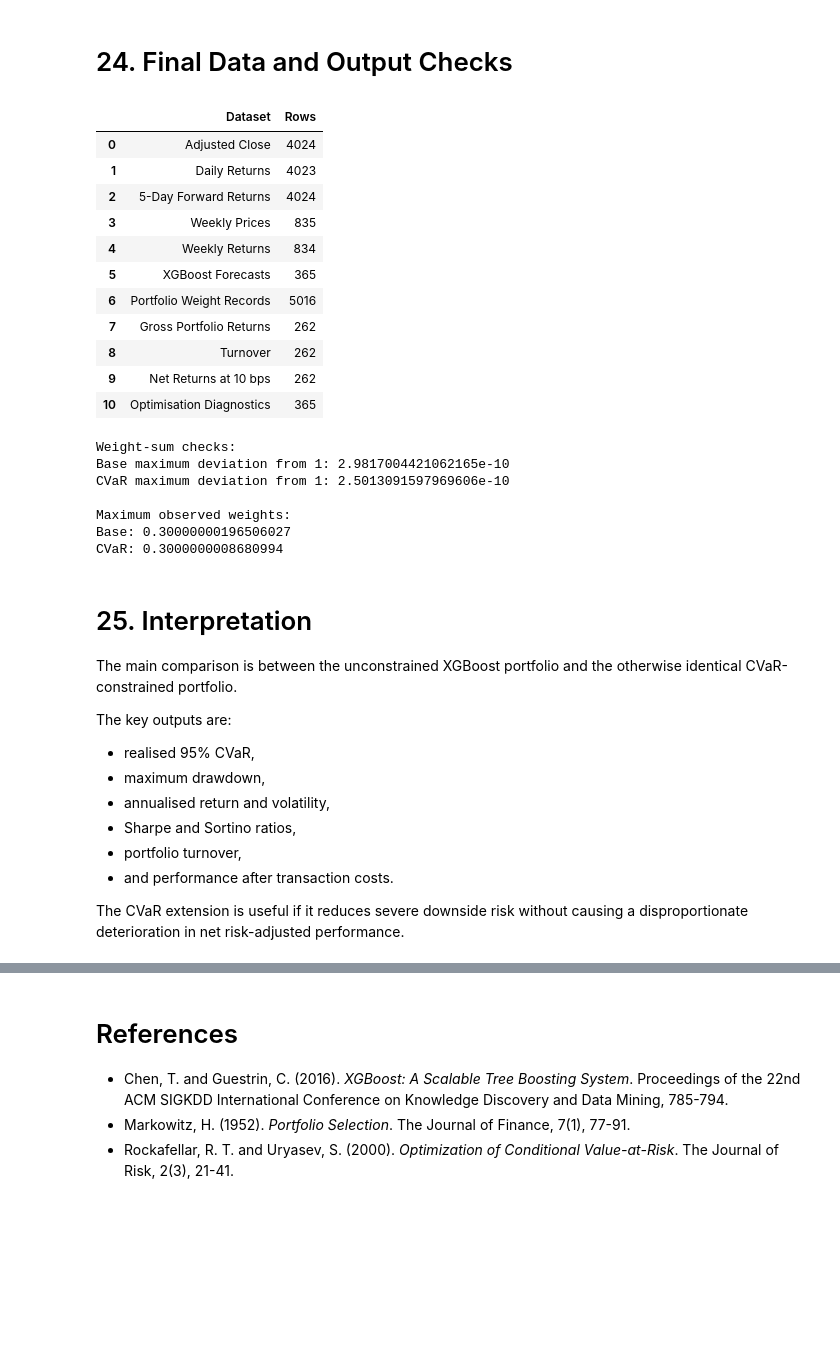
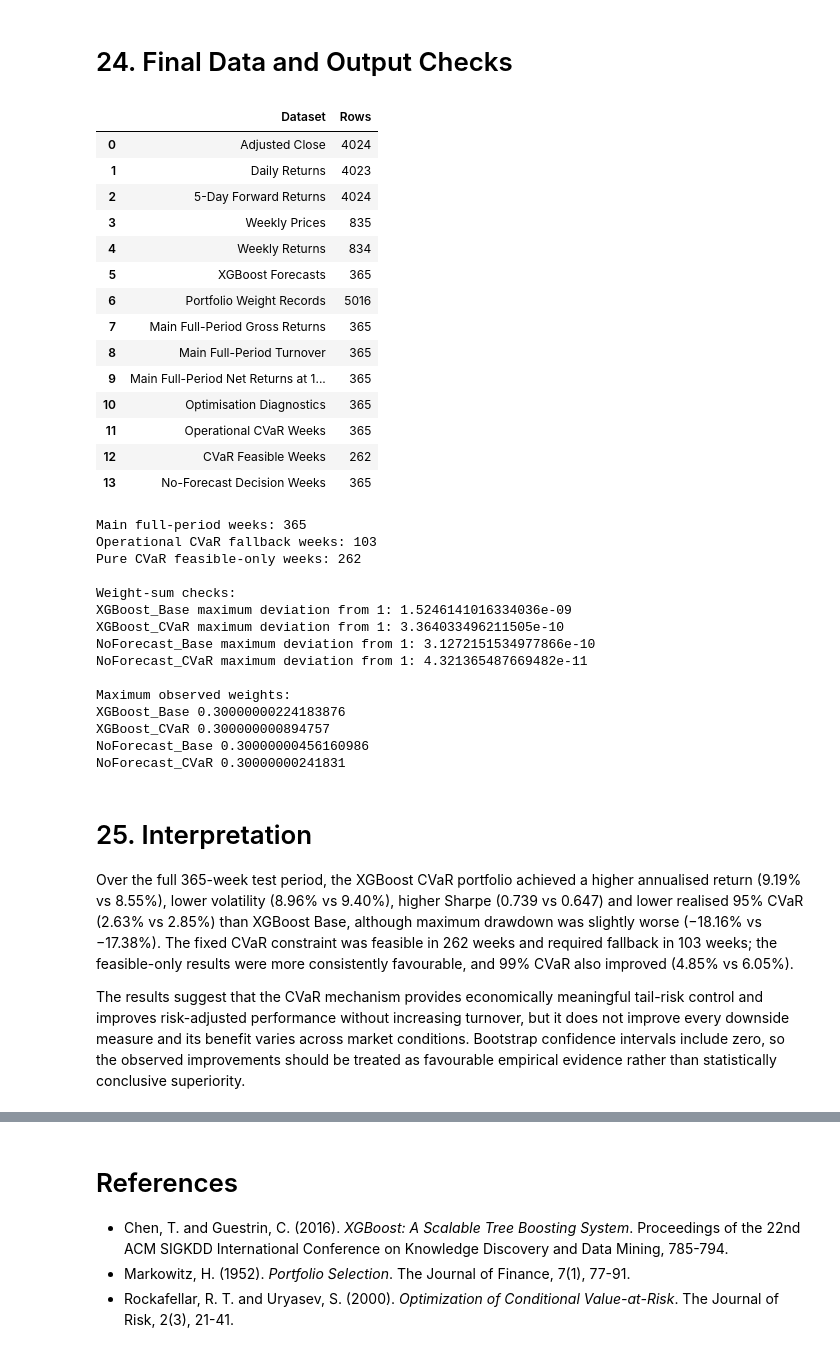
Before and after one commit to VDS2k22/cvar-aware-portfolio-allocation, a Jupyter notebook: notebooks/MScFE_690_CVaR_Transaction_Costs.ipynb, the cells around one changed output, grey strips where cells are left out. Cells and saved outputs as stored; diff of their text form; code cells hidden in the pictures; blank space fills up the shorter version.

```diff
--- a/notebooks/MScFE_690_CVaR_Transaction_Costs.ipynb
+++ b/notebooks/MScFE_690_CVaR_Transaction_Costs.ipynb
@@ -1180,11 +1411,11 @@ def calculate_turnover(weight_matrix, initial_weights):
     return turnover
 
 
-turnover = pd.DataFrame(index=common_dates)
-turnover["XGBoost_Base"] = calculate_turnover(base_weights, initial_weights)
-turnover["XGBoost_CVaR"] = calculate_turnover(cvar_weights, initial_weights)
+turnover = pd.DataFrame(index=analysis_dates)
+for name, matrix in weight_matrices.items():
+    turnover[name] = calculate_turnover(matrix, initial_weights)
 
 display(turnover.head())
-print("Average weekly turnover:")
+print("Average weekly target-weight turnover:")
 display(turnover.mean().to_frame("Average_Weekly_Turnover"))
 # %% [output]
@@ -1606,72 +2236,83 @@ checks = pd.DataFrame({
         "Weekly Returns",
         "XGBoost Forecasts",
         "Portfolio Weight Records",
-        "Gross Portfolio Returns",
-        "Turnover",
-        "Net Returns at 10 bps",
+        "Main Full-Period Gross Returns",
+        "Main Full-Period Turnover",
+        "Main Full-Period Net Returns at 10 bps",
         "Optimisation Diagnostics",
+        "Operational CVaR Weeks",
+        "CVaR Feasible Weeks",
+        "No-Forecast Decision Weeks",
     ],
     "Rows": [
         len(prices_aligned),
         len(daily_returns),
         len(forward_5d_returns),
         len(weekly_prices),
         len(weekly_returns),
         len(xgb_forecasts),
         len(portfolio_weights),
         len(gross_returns),
         len(turnover),
         len(net_returns_10bps),
         len(optimisation_diagnostics),
+        len(operational_cvar_weights),
+        len(pure_cvar_weights),
+        len(no_forecast_diagnostics),
     ]
 })
 
 display(checks)
 
+print("\nMain full-period weeks:", len(gross_returns))
+print("Operational CVaR fallback weeks:",
+      (operational_cvar_diagnostics["Deployment_Rule"] == "Base_Fallback").sum())
+print("Pure CVaR feasible-only weeks:", len(pure_cvar_weights))
+
 print("\nWeight-sum checks:")
-print("Base maximum deviation from 1:",
-      (base_weights.sum(axis=1) - 1).abs().max())
-print("CVaR maximum deviation from 1:",
-      (cvar_weights.sum(axis=1) - 1).abs().max())
+for name, matrix in weight_matrices.items():
+    print(name, "maximum deviation from 1:", (matrix.sum(axis=1) - 1).abs().max())
 
 print("\nMaximum observed weights:")
-print("Base:", base_weights.max().max())
-print("CVaR:", cvar_weights.max().max())
+for name, matrix in weight_matrices.items():
+    print(name, matrix.max().max())
 # %% [output]
 |  | Dataset | Rows |
 | 0 | Adjusted Close | 4024 |
 | 1 | Daily Returns | 4023 |
 | 2 | 5-Day Forward Returns | 4024 |
 | 3 | Weekly Prices | 835 |
 | 4 | Weekly Returns | 834 |
 | 5 | XGBoost Forecasts | 365 |
 | 6 | Portfolio Weight Records | 5016 |
-| 7 | Gross Portfolio Returns | 262 |
-| 8 | Turnover | 262 |
-| 9 | Net Returns at 10 bps | 262 |
+| 7 | Main Full-Period Gross Returns | 365 |
+| 8 | Main Full-Period Turnover | 365 |
+| 9 | Main Full-Period Net Returns at 1... | 365 |
 | 10 | Optimisation Diagnostics | 365 |
+| 11 | Operational CVaR Weeks | 365 |
+| 12 | CVaR Feasible Weeks | 262 |
+| 13 | No-Forecast Decision Weeks | 365 |
+Main full-period weeks: 365
+Operational CVaR fallback weeks: 103
+Pure CVaR feasible-only weeks: 262
+
 Weight-sum checks:
-Base maximum deviation from 1: 2.9817004421062165e-10
-CVaR maximum deviation from 1: 2.5013091597969606e-10
+XGBoost_Base maximum deviation from 1: 1.5246141016334036e-09
+XGBoost_CVaR maximum deviation from 1: 3.364033496211505e-10
+NoForecast_Base maximum deviation from 1: 3.1272151534977866e-10
+NoForecast_CVaR maximum deviation from 1: 4.321365487669482e-11
 
 Maximum observed weights:
-Base: 0.30000000196506027
-CVaR: 0.3000000008680994
+XGBoost_Base 0.30000000224183876
+XGBoost_CVaR 0.300000000894757
+NoForecast_Base 0.30000000456160986
+NoForecast_CVaR 0.30000000241831
 # %% [markdown]
 # 25. Interpretation
 
-The main comparison is between the unconstrained XGBoost portfolio and the otherwise identical CVaR-constrained portfolio.
+Over the full 365-week test period, the XGBoost CVaR portfolio achieved a higher annualised return (9.19% vs 8.55%), lower volatility (8.96% vs 9.40%), higher Sharpe (0.739 vs 0.647) and lower realised 95% CVaR (2.63% vs 2.85%) than XGBoost Base, although maximum drawdown was slightly worse (−18.16% vs −17.38%). The fixed CVaR constraint was feasible in 262 weeks and required fallback in 103 weeks; the feasible-only results were more consistently favourable, and 99% CVaR also improved (4.85% vs 6.05%).
 
-The key outputs are:
-
-- realised 95% CVaR,
-- maximum drawdown,
-- annualised return and volatility,
-- Sharpe and Sortino ratios,
-- portfolio turnover,
-- and performance after transaction costs.
-
-The CVaR extension is useful if it reduces severe downside risk without causing a disproportionate deterioration in net risk-adjusted performance.
+The results suggest that the CVaR mechanism provides economically meaningful tail-risk control and improves risk-adjusted performance without increasing turnover, but it does not improve every downside measure and its benefit varies across market conditions. Bootstrap confidence intervals include zero, so the observed improvements should be treated as favourable empirical evidence rather than statistically conclusive superiority.
 # %% [markdown]
 # 26. Files Produced
 
```
Also changed, not shown: parts of 47 cells of this notebook.
